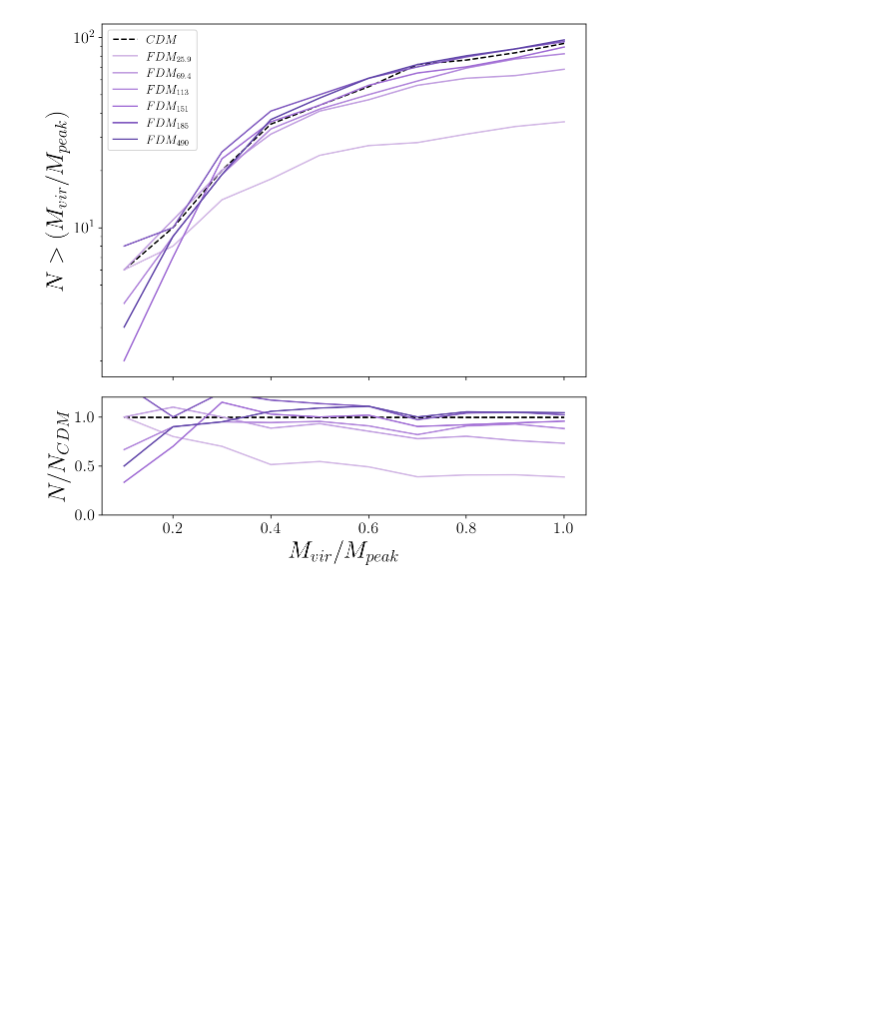
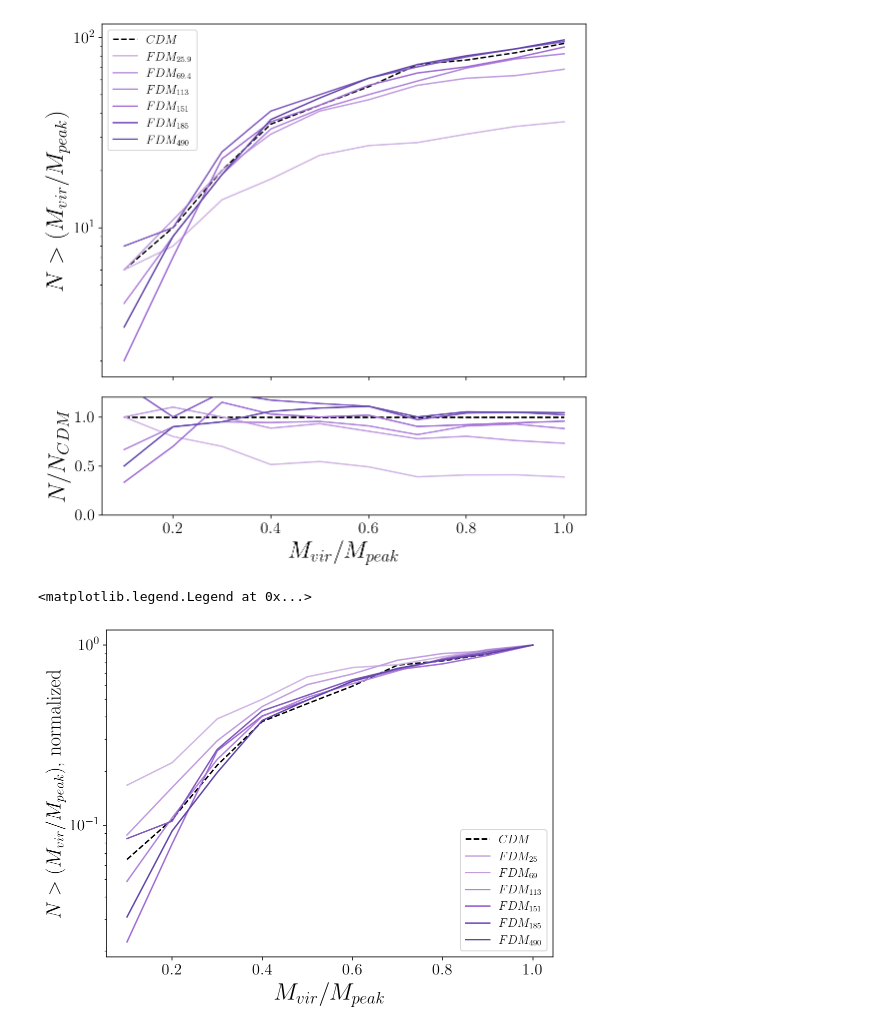
Before and after one commit to theotherlogan/nsbp-2023, a Jupyter notebook: notebooks/reading_experiments.ipynb, the cells around one changed output. Cells and saved outputs as stored; diff of their text form; code cells hidden in the pictures; blank space fills up the shorter version.

```diff
--- a/notebooks/reading_experiments.ipynb
+++ b/notebooks/reading_experiments.ipynb
@@ -281,3 +286,21 @@ ax[1].set_ylim(0,1.2)
 plt.tight_layout()
 # %% [output]
 [figure]
+# %%
+plt.figure(figsize=(8,6))
+plt.yscale('log')
+
+plt.plot(x_cdm, y_cdm/y_cdm[-1], c=sim_colors['cdm'],label=r'$CDM$', ls='--')
+plt.plot(x_fdm_25, y_fdm_25/y_fdm_25[-1], c=sim_colors['fdm_25.9e-22eV'],label=r'$FDM_{25}$')
+plt.plot(x_fdm_69, y_fdm_69/y_fdm_69[-1], c=sim_colors['fdm_69.4e-22eV'],label=r'$FDM_{69}$')
+plt.plot(x_fdm_113, y_fdm_113/y_fdm_113[-1], c=sim_colors['fdm_113e-22eV'],label=r'$FDM_{113}$')
+plt.plot(x_fdm_151, y_fdm_151/y_fdm_151[-1], c=sim_colors['fdm_151e-22eV'],label=r'$FDM_{151}$')
+plt.plot(x_fdm_185, y_fdm_185/y_fdm_185[-1], c=sim_colors['fdm_185e-22eV'],label=r'$FDM_{185}$')
+plt.plot(x_fdm_490, y_fdm_490/y_fdm_490[-1], c=sim_colors['fdm_490e-22eV'],label=r'$FDM_{490}$')
+
+plt.xlabel(r'$M_{vir}/M_{peak}$', fontsize=24)
+plt.ylabel(r'$N > (M_{vir}/M_{peak})$, normalized', fontsize=20)
+plt.legend(fontsize=12)
+# %% [output]
+<matplotlib.legend.Legend at 0x...>
+[figure, added]
```
Also changed, not shown: parts of 2 cells of this notebook, 1 other file.
